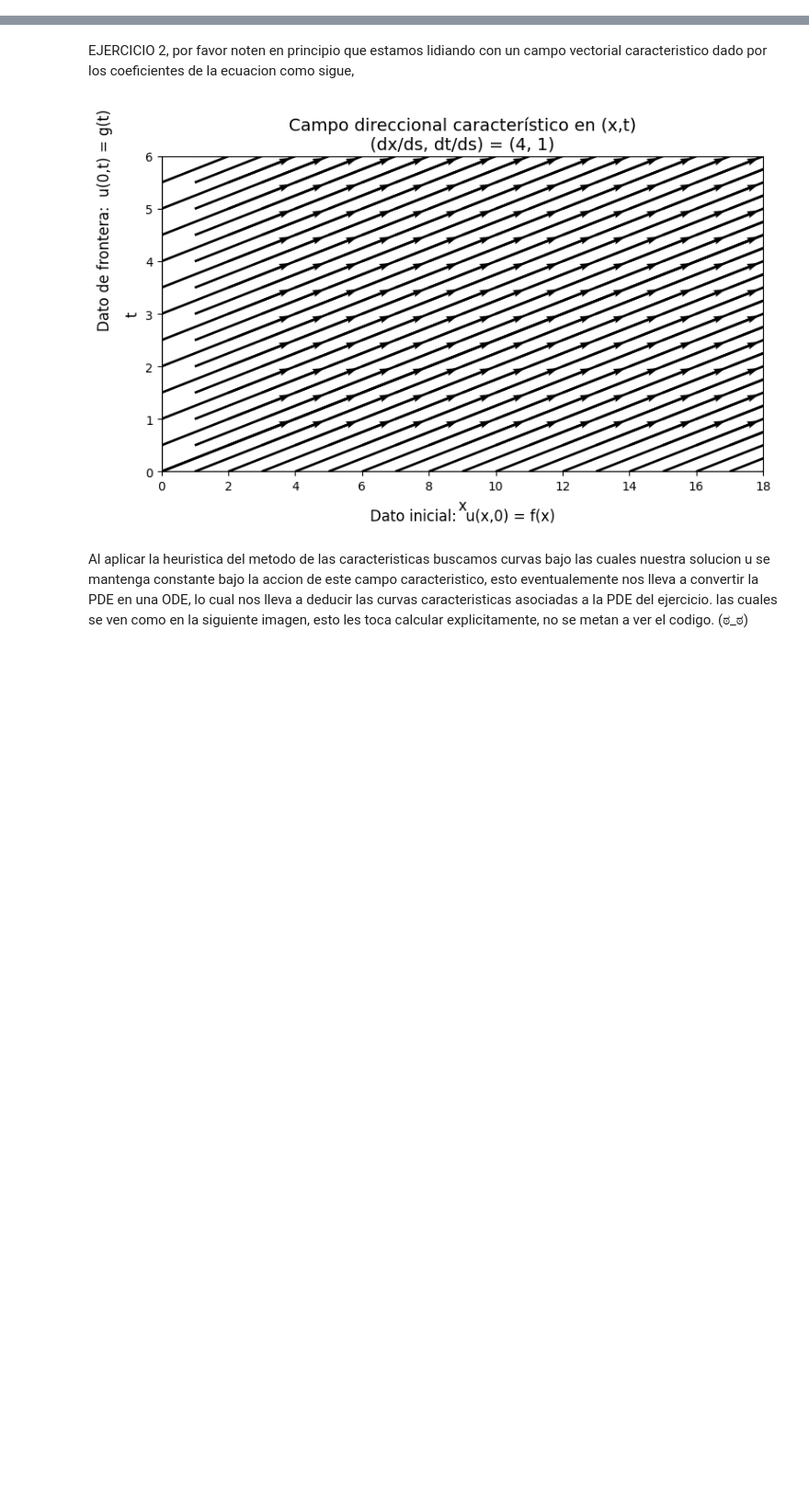
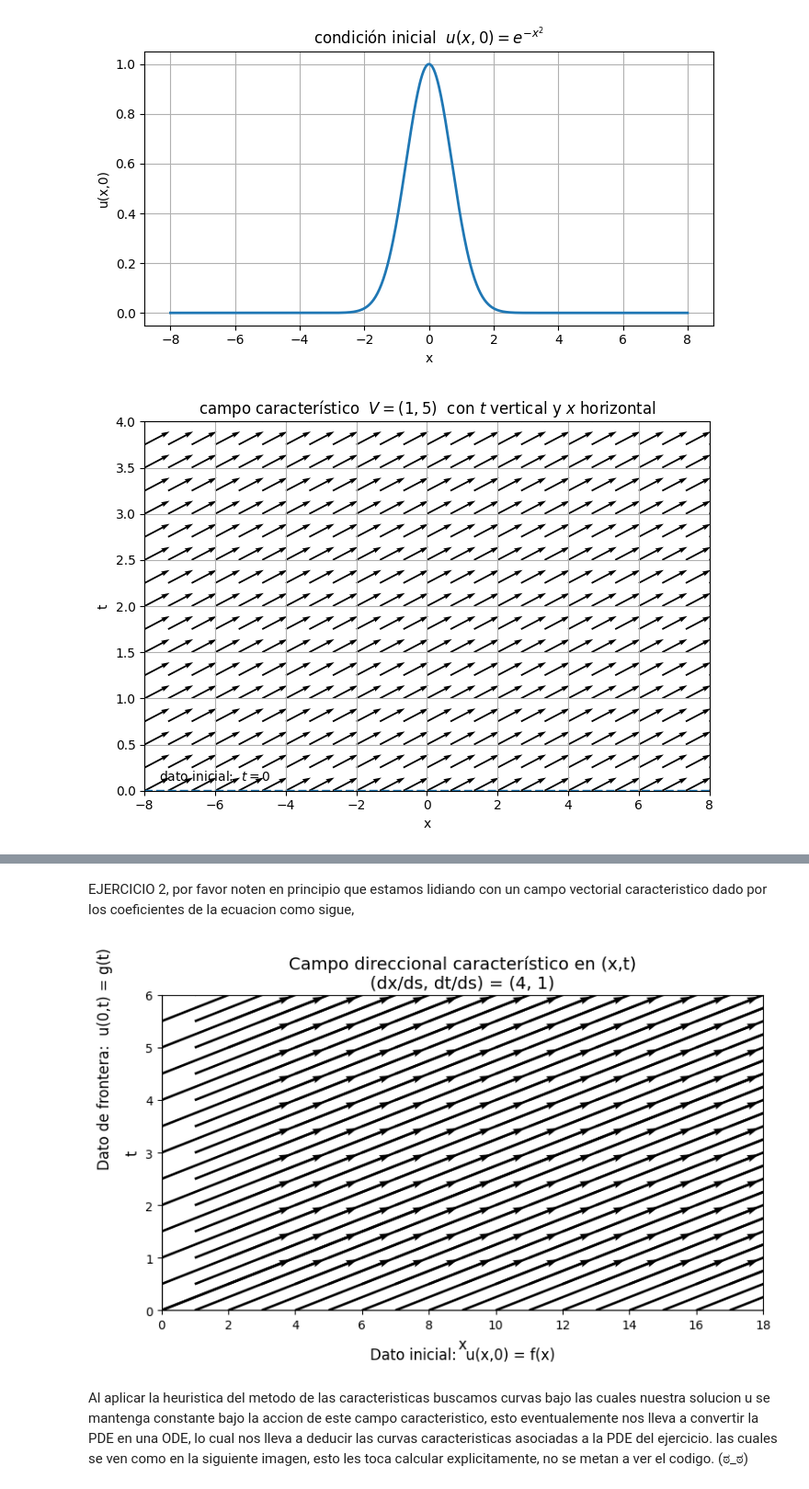
Before and after one commit to gregslombardo/EDP-2026-1, a Jupyter notebook: Tarea/Tarea.ipynb, the cells around one changed output, grey strips where cells are left out. Shown at 92% size. Cells and saved outputs as stored; diff of their text form; code cells hidden in the pictures; blank space fills up the shorter version.

```diff
--- a/Tarea/Tarea.ipynb
+++ b/Tarea/Tarea.ipynb
@@ -0,0 +1,56 @@
+# %%
+
+import numpy as np
+import matplotlib.pyplot as plt
+
+# condicion inicial
+def u0(x):
+    return np.exp(-x**2)
+
+# coeficientes del campo caracteristico (a,b) = (dt/ds, dx/ds)
+a = 1.0
+v = 5.0
+
+# rangos
+x_min, x_max = -8.0, 8.0
+t_min, t_max = 0.0, 4.0
+
+xs = np.linspace(x_min, x_max, 800)
+plt.figure(figsize=(7,4))
+plt.plot(xs, u0(xs), linewidth=2)
+plt.title("condición inicial  $u(x,0)=e^{-x^2}$")
+plt.xlabel("x")
+plt.ylabel("u(x,0)")
+plt.grid(True)
+plt.tight_layout()
+plt.show()
+
+X, T = np.meshgrid(
+    np.linspace(x_min, x_max, 25),
+    np.linspace(t_min, t_max, 17),
+)
+
+
+U = np.ones_like(X) * v
+V = np.ones_like(T) * a
+
+# normalizo
+norm = np.sqrt(U**2 + V**2)
+U_plot = U / norm
+V_plot = V / norm
+
+plt.figure(figsize=(7,5))
+plt.quiver(X, T, U_plot, V_plot, angles="xy", scale=20, width=0.003)
+plt.title("campo característico  $V=(1,5)$  con $t$ vertical y $x$ horizontal")
+plt.xlabel("x")
+plt.ylabel("t")
+plt.xlim(x_min, x_max)
+plt.ylim(t_min, t_max)
+plt.axhline(0.0, linestyle="--", linewidth=1.75)  # t=0
+plt.text(x_min+0.4, 0.08, "dato inicial:  $t=0$", va="bottom")
+plt.grid(True)
+plt.tight_layout()
+plt.show()
+# %% [output]
+[figure, added]
+[figure, added]
```
Also changed, not shown: parts of 4 cells of this notebook, 1 other file.
